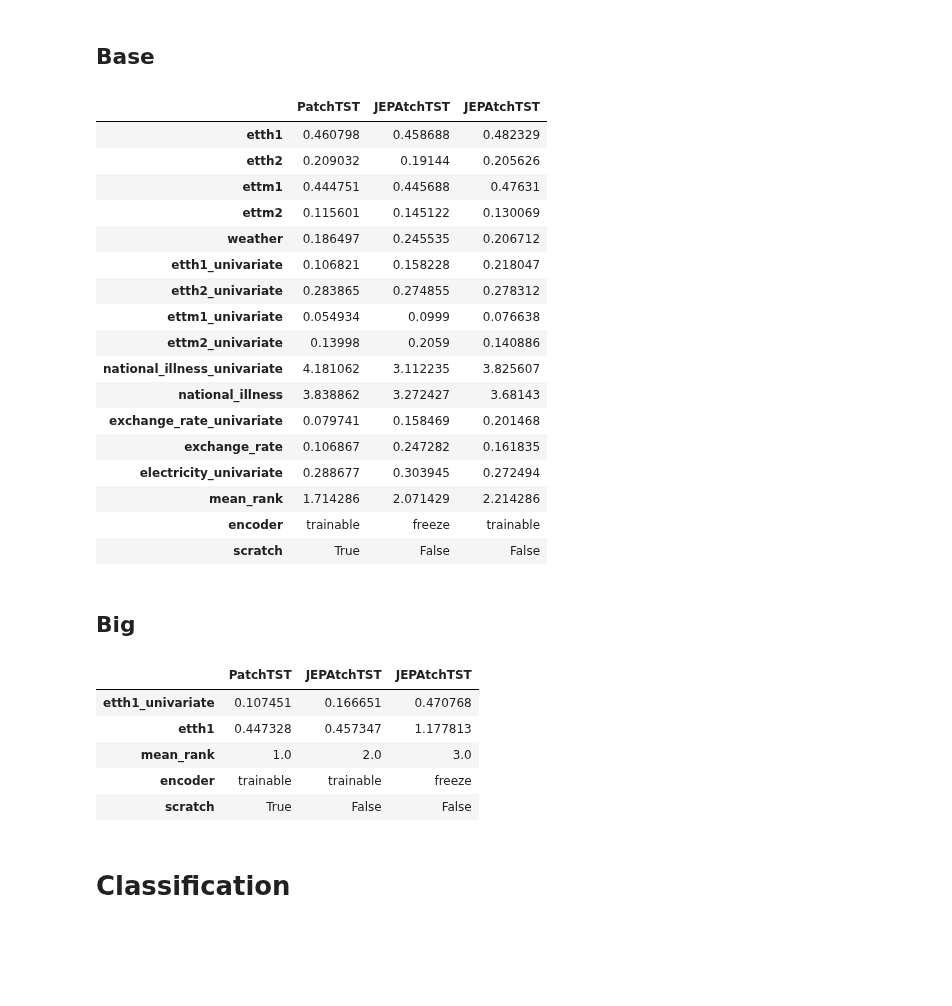
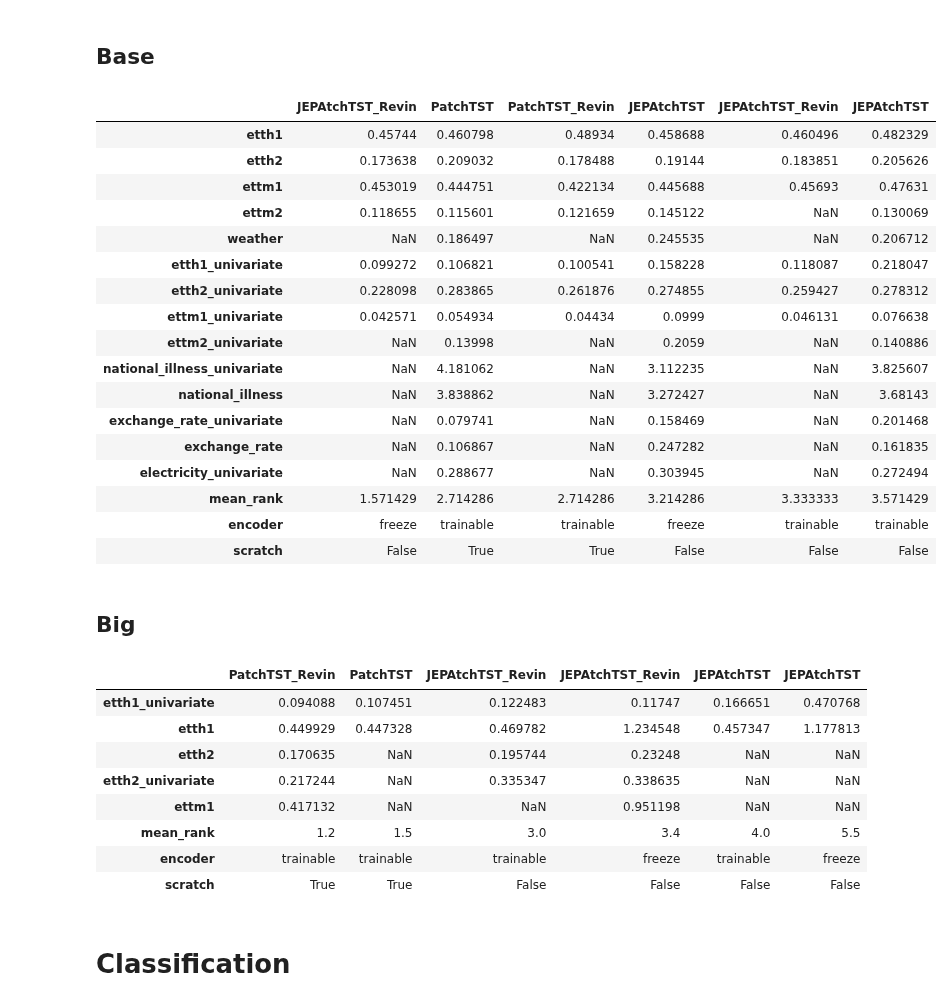
Before and after one commit to vilhess/JEPAtchTST, a Jupyter notebook: results.ipynb, the cells around one changed output. Saved outputs shown, nothing was run; the diff lists cells and outputs as text; code cells hidden in the pictures; blank space fills up the shorter version.

```diff
--- a/results.ipynb
+++ b/results.ipynb
@@ -55,10 +55,16 @@ df["scratch"]=" "
 for i in range(len(df)):
     index_name = df.index[i]
     index_name_split = index_name.split("_")
+
+    if index_name_split[-1]=="revin":
+        index_name_split = [index_name_split[0], index_name_split[-1], index_name_split[1], index_name_split[2]]
+
     if index_name_split[-1]=="True":
         df.at[index_name, "scratch"] = "True"
         df.at[index_name, "encoder"] = "trainable"
         df.index.values[i] = "PatchTST"
+        if index_name_split[1]=="revin":
+            df.index.values[i] += "_Revin"
     else:
         if index_name_split[-2]=="True":
             df.at[index_name, "scratch"] = "False"
@@ -67,5 +73,7 @@ for i in range(len(df)):
             df.at[index_name, "scratch"] = "False"
             df.at[index_name, "encoder"] = "trainable"
         df.index.values[i] = "JEPAtchTST"
+        if index_name_split[1]=="revin":
+            df.index.values[i] += "_Revin"
 df.T
 # %% [output]
@@ -91,50 +99,59 @@ df.T
 ## Base
 # %%
 df = pd.read_json('forecasting/results/mse_base.json')
-
 ranks = df.rank(axis=0, method='min', ascending=True)
 mean_ranks = ranks.mean(axis=1)
 df['mean_rank'] = mean_ranks
 df.sort_values('mean_rank', inplace=True)
 
 df["encoder"]=" "
 df["scratch"]=" "
 
 for i in range(len(df)):
     index_name = df.index[i]
     index_name_split = index_name.split("_")
+
+    if index_name_split[-1]=="revin":
+        index_name_split = [index_name_split[0], index_name_split[-1], index_name_split[1], index_name_split[2]]
+
     if index_name_split[-1]=="True":
         df.at[index_name, "scratch"] = "True"
         df.at[index_name, "encoder"] = "trainable"
         df.index.values[i] = "PatchTST"
+        if index_name_split[1]=="revin":
+            df.index.values[i] += "_Revin"
     else:
         if index_name_split[-2]=="True":
             df.at[index_name, "scratch"] = "False"
             df.at[index_name, "encoder"] = "freeze"
         else:
             df.at[index_name, "scratch"] = "False"
             df.at[index_name, "encoder"] = "trainable"
         df.index.values[i] = "JEPAtchTST"
+        if index_name_split[1]=="revin":
+            df.index.values[i] += "_Revin"
 df.T
+
+df.T
 # %% [output]
-|  | PatchTST | JEPAtchTST | JEPAtchTST |
-| etth1 | 0.460798 | 0.458688 | 0.482329 |
-| etth2 | 0.209032 | 0.19144 | 0.205626 |
-| ettm1 | 0.444751 | 0.445688 | 0.47631 |
-| ettm2 | 0.115601 | 0.145122 | 0.130069 |
-| weather | 0.186497 | 0.245535 | 0.206712 |
-| etth1_univariate | 0.106821 | 0.158228 | 0.218047 |
-| etth2_univariate | 0.283865 | 0.274855 | 0.278312 |
-| ettm1_univariate | 0.054934 | 0.0999 | 0.076638 |
-| ettm2_univariate | 0.13998 | 0.2059 | 0.140886 |
-| national_illness_univariate | 4.181062 | 3.112235 | 3.825607 |
-| national_illness | 3.838862 | 3.272427 | 3.68143 |
-| exchange_rate_univariate | 0.079741 | 0.158469 | 0.201468 |
-| exchange_rate | 0.106867 | 0.247282 | 0.161835 |
-| electricity_univariate | 0.288677 | 0.303945 | 0.272494 |
-| mean_rank | 1.714286 | 2.071429 | 2.214286 |
-| encoder | trainable | freeze | trainable |
-| scratch | True | False | False |
+|  | JEPAtchTST_Revin | PatchTST | PatchTST_Revin | JEPAtchTST | JEPAtchTST_Revin | JEPAtchTST |
+| etth1 | 0.45744 | 0.460798 | 0.48934 | 0.458688 | 0.460496 | 0.482329 |
+| etth2 | 0.173638 | 0.209032 | 0.178488 | 0.19144 | 0.183851 | 0.205626 |
+| ettm1 | 0.453019 | 0.444751 | 0.422134 | 0.445688 | 0.45693 | 0.47631 |
+| ettm2 | 0.118655 | 0.115601 | 0.121659 | 0.145122 | NaN | 0.130069 |
+| weather | NaN | 0.186497 | NaN | 0.245535 | NaN | 0.206712 |
+| etth1_univariate | 0.099272 | 0.106821 | 0.100541 | 0.158228 | 0.118087 | 0.218047 |
+| etth2_univariate | 0.228098 | 0.283865 | 0.261876 | 0.274855 | 0.259427 | 0.278312 |
+| ettm1_univariate | 0.042571 | 0.054934 | 0.04434 | 0.0999 | 0.046131 | 0.076638 |
+| ettm2_univariate | NaN | 0.13998 | NaN | 0.2059 | NaN | 0.140886 |
+| national_illness_univariate | NaN | 4.181062 | NaN | 3.112235 | NaN | 3.825607 |
+| national_illness | NaN | 3.838862 | NaN | 3.272427 | NaN | 3.68143 |
+| exchange_rate_univariate | NaN | 0.079741 | NaN | 0.158469 | NaN | 0.201468 |
+| exchange_rate | NaN | 0.106867 | NaN | 0.247282 | NaN | 0.161835 |
+| electricity_univariate | NaN | 0.288677 | NaN | 0.303945 | NaN | 0.272494 |
+| mean_rank | 1.571429 | 2.714286 | 2.714286 | 3.214286 | 3.333333 | 3.571429 |
+| encoder | freeze | trainable | trainable | freeze | trainable | trainable |
+| scratch | False | True | True | False | False | False |
 # %% [markdown]
 ## Big
 # %%
@@ -151,10 +168,16 @@ df["scratch"]=" "
 for i in range(len(df)):
     index_name = df.index[i]
     index_name_split = index_name.split("_")
+
+    if index_name_split[-1]=="revin":
+        index_name_split = [index_name_split[0], index_name_split[-1], index_name_split[1], index_name_split[2]]
+
     if index_name_split[-1]=="True":
         df.at[index_name, "scratch"] = "True"
         df.at[index_name, "encoder"] = "trainable"
         df.index.values[i] = "PatchTST"
+        if index_name_split[1]=="revin":
+            df.index.values[i] += "_Revin"
     else:
         if index_name_split[-2]=="True":
             df.at[index_name, "scratch"] = "False"
@@ -163,14 +186,20 @@ for i in range(len(df)):
             df.at[index_name, "scratch"] = "False"
             df.at[index_name, "encoder"] = "trainable"
         df.index.values[i] = "JEPAtchTST"
+        if index_name_split[1]=="revin":
+            df.index.values[i] += "_Revin"
 df.T
+df.T
 # %% [output]
-|  | PatchTST | JEPAtchTST | JEPAtchTST |
-| etth1_univariate | 0.107451 | 0.166651 | 0.470768 |
-| etth1 | 0.447328 | 0.457347 | 1.177813 |
-| mean_rank | 1.0 | 2.0 | 3.0 |
-| encoder | trainable | trainable | freeze |
-| scratch | True | False | False |
+|  | PatchTST_Revin | PatchTST | JEPAtchTST_Revin | JEPAtchTST_Revin | JEPAtchTST | JEPAtchTST |
+| etth1_univariate | 0.094088 | 0.107451 | 0.122483 | 0.11747 | 0.166651 | 0.470768 |
+| etth1 | 0.449929 | 0.447328 | 0.469782 | 1.234548 | 0.457347 | 1.177813 |
+| etth2 | 0.170635 | NaN | 0.195744 | 0.23248 | NaN | NaN |
+| etth2_univariate | 0.217244 | NaN | 0.335347 | 0.338635 | NaN | NaN |
+| ettm1 | 0.417132 | NaN | NaN | 0.951198 | NaN | NaN |
+| mean_rank | 1.2 | 1.5 | 3.0 | 3.4 | 4.0 | 5.5 |
+| encoder | trainable | trainable | trainable | freeze | trainable | freeze |
+| scratch | True | True | False | False | False | False |
 # %% [markdown]
 # Classification
 # %% [markdown]
```
Also changed, not shown: parts of 23 cells of this notebook, 16 other files.
